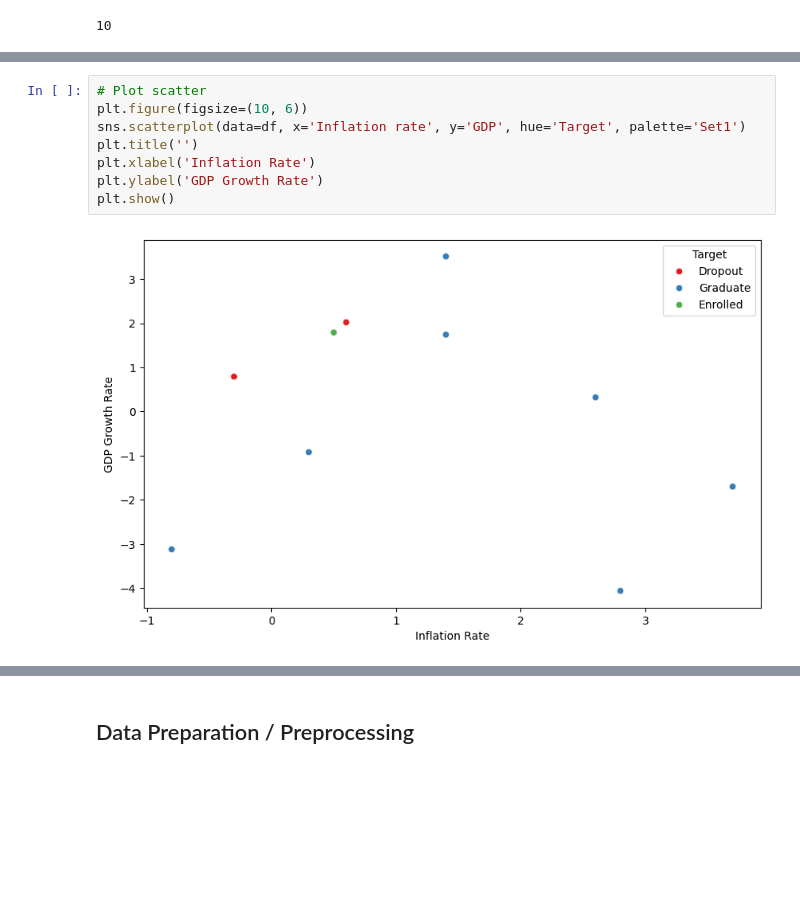
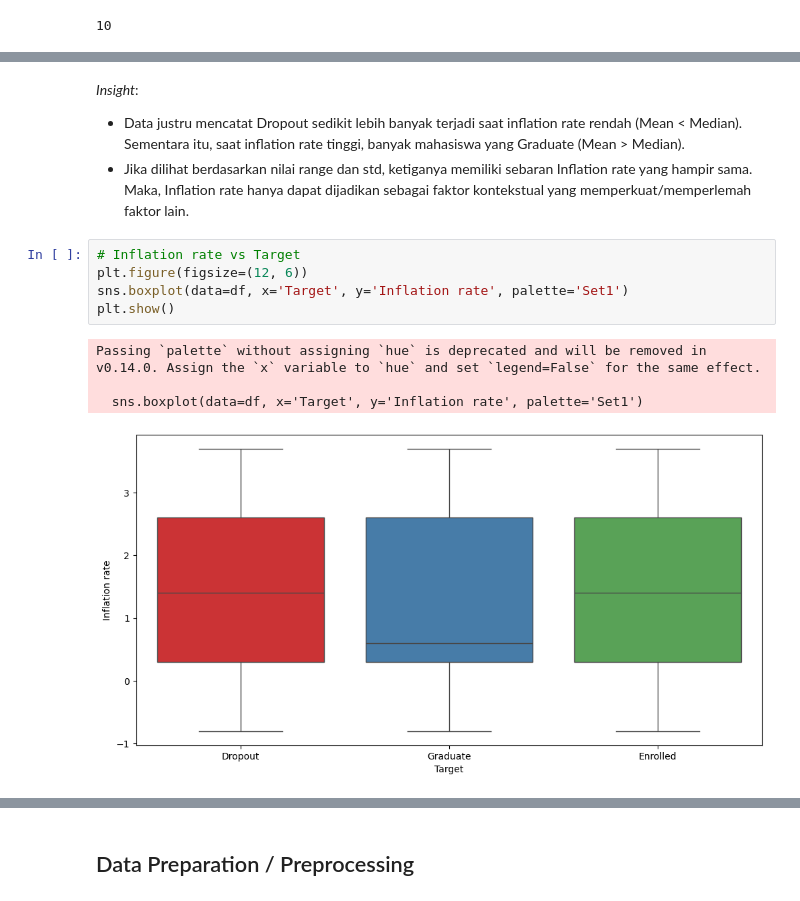
Before and after one commit to Sulbae/Student-s-Performances-Dashboard, a Jupyter notebook: notebook.ipynb, the cells around one changed output, grey strips where cells are left out. Drawn from its saved outputs; the diff is of its cells as text; blank space fills up the shorter version.

```diff
--- a/notebook.ipynb
+++ b/notebook.ipynb
@@ -925,10 +1012,14 @@ gdp_df
+# %% [markdown]
+_Insight_:
+* Data justru mencatat Dropout sedikit lebih banyak terjadi saat inflation rate rendah (Mean < Median). Sementara itu, saat inflation rate tinggi, banyak mahasiswa yang Graduate (Mean > Median).
+* Jika dilihat berdasarkan nilai range dan std, ketiganya memiliki sebaran Inflation rate yang hampir sama. Maka, Inflation rate hanya dapat dijadikan sebagai faktor kontekstual yang memperkuat/memperlemah faktor lain.
 # %%
-# Plot scatter
-plt.figure(figsize=(10, 6))
-sns.scatterplot(data=df, x='Inflation rate', y='GDP', hue='Target', palette='Set1')
-plt.title('')
-plt.xlabel('Inflation Rate')
-plt.ylabel('GDP Growth Rate')
+# Inflation rate vs Target
+plt.figure(figsize=(12, 6))
+sns.boxplot(data=df, x='Target', y='Inflation rate', palette='Set1')
 plt.show()
 # %% [output]
+Passing `palette` without assigning `hue` is deprecated and will be removed in v0.14.0. Assign the `x` variable to `hue` and set `legend=False` for the same effect.
+
+  sns.boxplot(data=df, x='Target', y='Inflation rate', palette='Set1')
-[figure, old version]
+[figure, new version]
```
Also changed, not shown: parts of 20 cells of this notebook.
